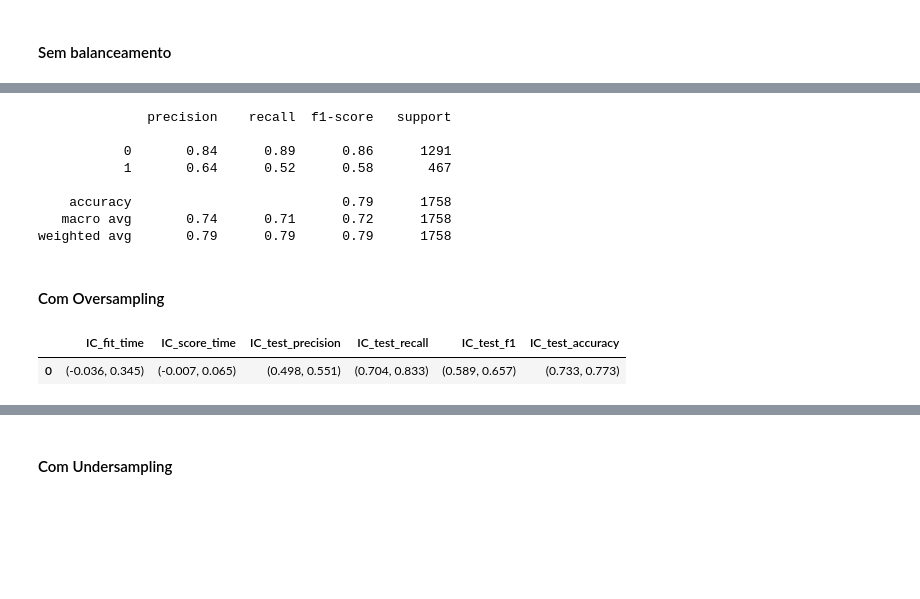
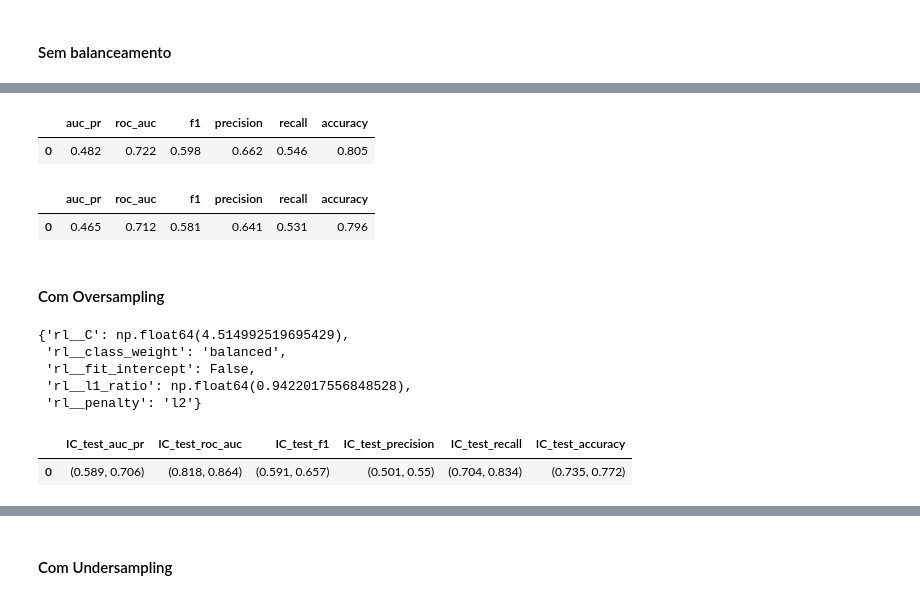
Before and after one commit to Angel-Arroyo-H/alura-data-science-challenge-3, a Jupyter notebook: Alura_DataScience_Challenge3.ipynb, the cells around one changed output, grey strips where cells are left out. Saved outputs shown, nothing was run; the diff lists cells and outputs as text; code cells hidden in the pictures; blank space fills up the shorter version.

```diff
--- a/Alura_DataScience_Challenge3.ipynb
+++ b/Alura_DataScience_Challenge3.ipynb
@@ -869,3 +901,3 @@ intervalo_conf(cv_resultados)
 # %%
-modelo_rl.fit(x_treino, y_treino)
+modelo_rl_opt.fit(x_treino, y_treino)
 # %% [output]
@@ -885,27 +906,67 @@ weighted avg       0.80      0.81      0.80      5274
-# %%
-y_previsto = modelo_rl.predict(x_teste)
-print(classification_report(y_teste, y_previsto, zero_division=0))
-# %% [output]
-              precision    recall  f1-score   support
-
-           0       0.84      0.89      0.86      1291
-           1       0.64      0.52      0.58       467
-
-    accuracy                           0.79      1758
-   macro avg       0.74      0.71      0.72      1758
-weighted avg       0.79      0.79      0.79      1758
+# %%
+# Métricas para o treino
+metricas(y_treino, modelo_rl_opt.predict(x_treino)).round(3)
+# %% [output]
+|  | auc_pr | roc_auc | f1 | precision | recall | accuracy |
+| 0 | 0.482 | 0.722 | 0.598 | 0.662 | 0.546 | 0.805 |
+# %%
+# Métricas para o teste
+metricas(y_teste, modelo_rl_opt.predict(x_teste)).round(3)
+# %% [output]
+|  | auc_pr | roc_auc | f1 | precision | recall | accuracy |
+| 0 | 0.465 | 0.712 | 0.581 | 0.641 | 0.531 | 0.796 |
 # %% [markdown]
 #### Com Oversampling
+# %%
+pipeline_rl_smote = imbpipeline([
+    ('oversample', SMOTE(random_state=42))
+    ,('rl', LogisticRegression(random_state=42))
+])
+
+# Otimizando os parâmetros da função
+grade_parametros = {
+    'rl__C': uniform(loc=0.01, scale=10),               # Regularização L2 (C inverso à regularização)
+    'rl__penalty': ['l1', 'l2', 'elasticnet', 'none'],  # Tipo de penalização
+    'rl__l1_ratio': uniform(0, 1),                      # Proporção do termo L1 para elasticnet (ignorado se não usar elasticnet)
+    'rl__fit_intercept': [True, False],                 # Ajustar intercepto ou não
+    'rl__class_weight': [None, 'balanced'],             # Peso das classes para desbalanceamento
+}
+
+random_search = RandomizedSearchCV(
+    estimator = pipeline_rl_smote
+    ,param_distributions=grade_parametros
+    ,n_iter=20
+    ,cv=5
+    ,scoring=scoring
+    ,verbose=0
+    ,random_state=42
+    ,refit='auc_pr'
+)
+random_search.fit(x_treino, y_treino)
+random_search.best_params_
+# %% [output]
+{'rl__C': np.float64(4.514992519695429),
+ 'rl__class_weight': 'balanced',
+ 'rl__fit_intercept': False,
+ 'rl__l1_ratio': np.float64(0.9422017556848528),
+ 'rl__penalty': 'l2'}
 # %%
-modelo_rl_smote = LogisticRegression(random_state=42)
-pipeline_rl_smote = imbpipeline([
+pipeline_rl_smote_opt = imbpipeline([
     ('oversample', SMOTE(random_state=42))
-    ,('regressao_logistica', modelo_rl_smote)
+    ,('rl', LogisticRegression(random_state=42))
 ])
+pipeline_rl_smote_opt.set_params(**random_search.best_params_)
+
 skf = StratifiedKFold(n_splits = 5, shuffle = True, random_state = 42)
-cv_resultados = cross_validate(pipeline_rl_smote, x_treino, y_treino, cv = skf, scoring = scoring)
+cv_resultados = cross_validate(
+    pipeline_rl_smote_opt
+    ,x_treino
+    ,y_treino
+    ,cv = skf
+    ,scoring = scoring
+)
 intervalo_conf(cv_resultados)
 # %% [output]
-|  | IC_fit_time | IC_score_time | IC_test_precision | IC_test_recall | IC_test_f1 | IC_test_accuracy |
-| 0 | (-0.036, 0.345) | (-0.007, 0.065) | (0.498, 0.551) | (0.704, 0.833) | (0.589, 0.657) | (0.733, 0.773) |
+|  | IC_test_auc_pr | IC_test_roc_auc | IC_test_f1 | IC_test_precision | IC_test_recall | IC_test_accuracy |
+| 0 | (0.589, 0.706) | (0.818, 0.864) | (0.591, 0.657) | (0.501, 0.55) | (0.704, 0.834) | (0.735, 0.772) |
 # %%
```
Also changed, not shown: parts of 16 cells of this notebook.
